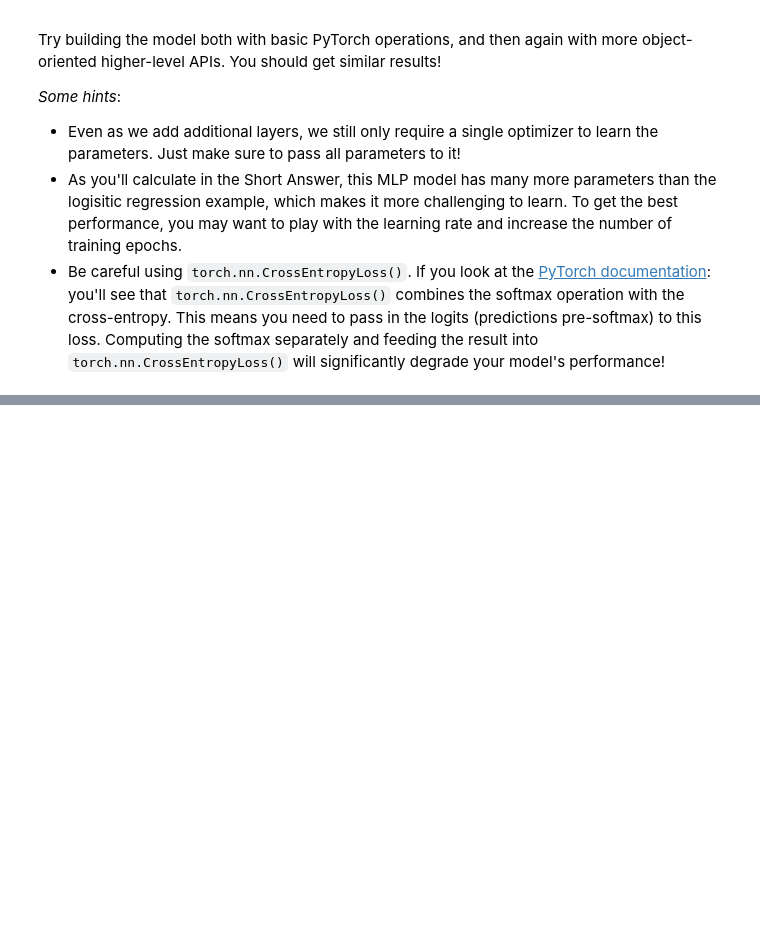
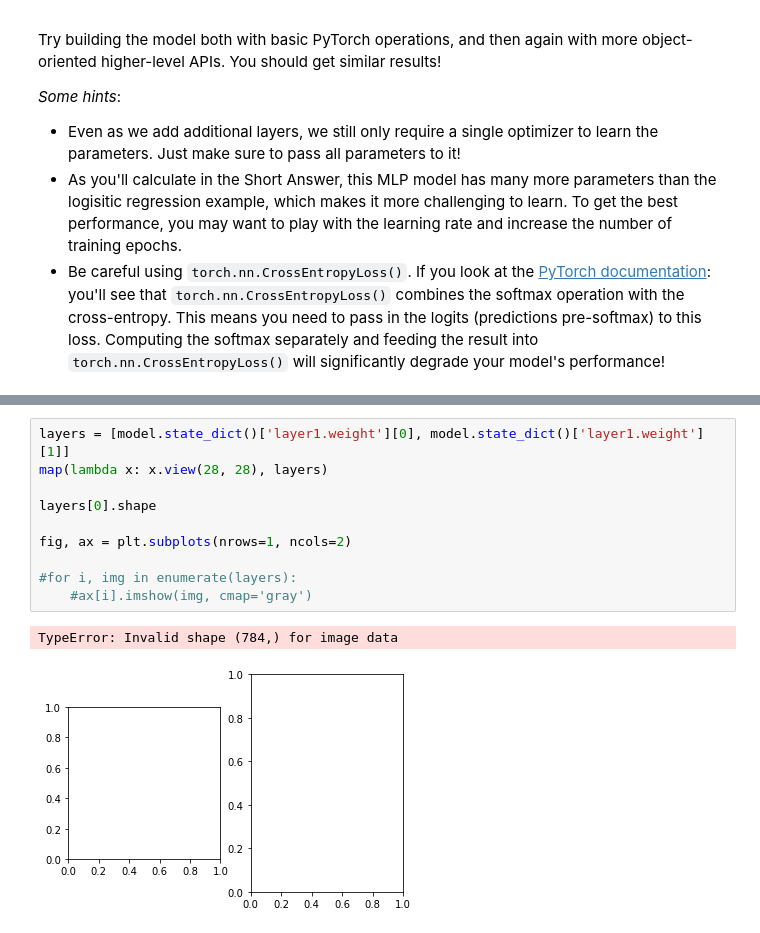
Before and after one commit to baolong281/coursera-intro-to-machine-learning-duke-university, a Jupyter notebook: Week 2/2B_MultiLayer_Perceptron_Assignment.ipynb, the cells around one changed output, grey strips where cells are left out. Drawn from its saved outputs; the diff is of its cells as text; blank space fills up the shorter version.

```diff
--- a/Week 2/2B_MultiLayer_Perceptron_Assignment.ipynb
+++ b/Week 2/2B_MultiLayer_Perceptron_Assignment.ipynb
@@ -74,0 +119,13 @@ for train, label in tqdm(train_loader):
+# %%
+layers = [model.state_dict()['layer1.weight'][0], model.state_dict()['layer1.weight'][1]]
+map(lambda x: x.view(28, 28), layers)
+
+layers[0].shape
+
+fig, ax = plt.subplots(nrows=1, ncols=2)
+
+#for i, img in enumerate(layers):
+	#ax[i].imshow(img, cmap='gray')
+# %% [output]
+TypeError: Invalid shape (784,) for image data
+[figure, added]
```
Also changed, not shown: parts of 8 cells of this notebook, 31 other files.
